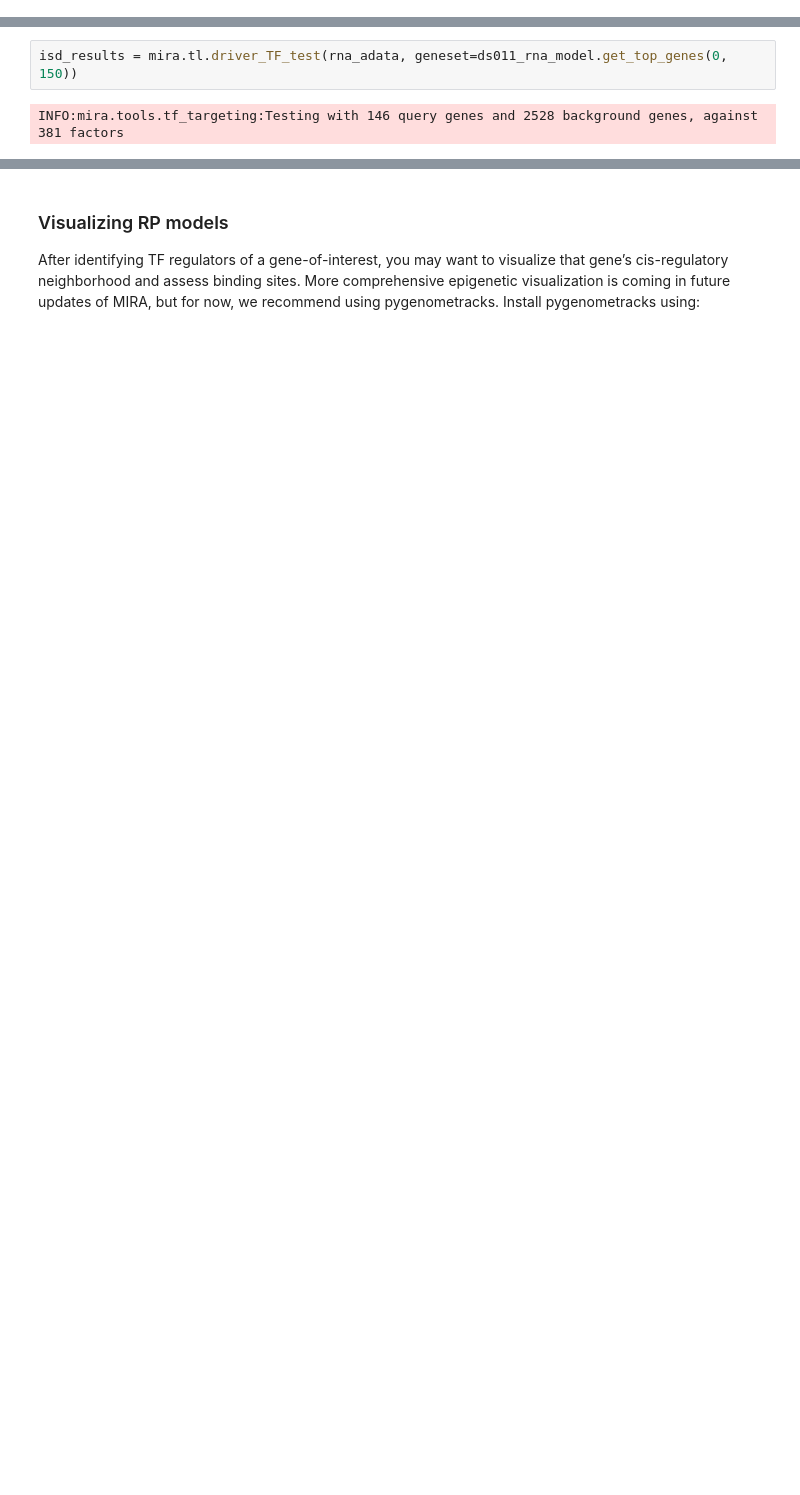
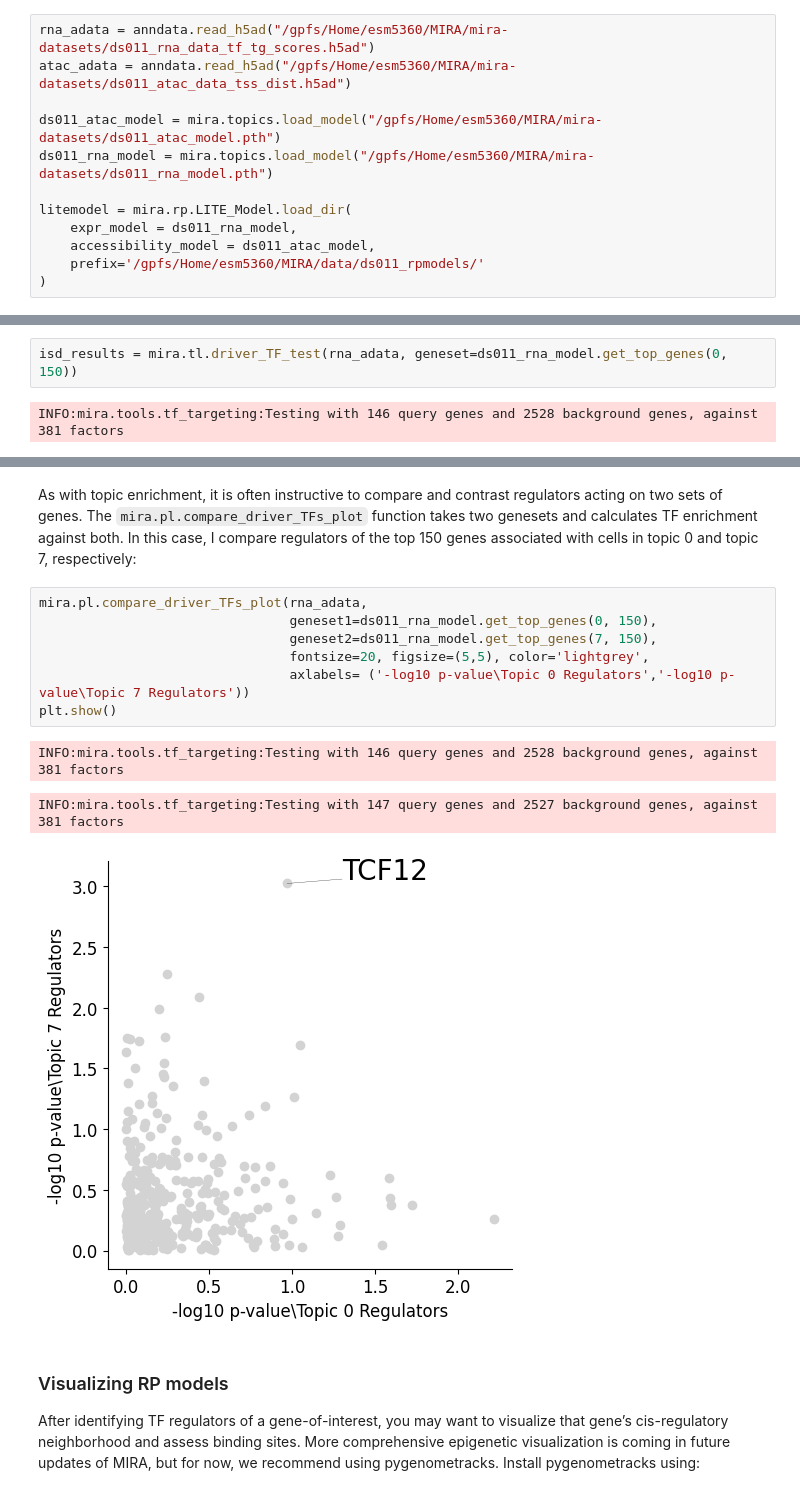
Before and after one commit to Luminarada80/MIRA, a Jupyter notebook: notebooks/05_mira_regulatory_potential_modeling.ipynb, the cells around one changed output, grey strips where cells are left out. Cells and saved outputs as stored; diff of their text form; blank space fills up the shorter version.

```diff
--- a/notebooks/mira_regulatory_potential_modeling.ipynb
+++ b/notebooks/05_mira_regulatory_potential_modeling.ipynb
@@ -327,0 +300,12 @@ isd_matrix.to_csv("/gpfs/Home/esm5360/MIRA/mira-datasets/ds011_mira_tf_tg.tsv",
+# %%
+rna_adata = anndata.read_h5ad("/gpfs/Home/esm5360/MIRA/mira-datasets/ds011_rna_data_tf_tg_scores.h5ad")
+atac_adata = anndata.read_h5ad("/gpfs/Home/esm5360/MIRA/mira-datasets/ds011_atac_data_tss_dist.h5ad")
+
+ds011_atac_model = mira.topics.load_model("/gpfs/Home/esm5360/MIRA/mira-datasets/ds011_atac_model.pth")
+ds011_rna_model = mira.topics.load_model("/gpfs/Home/esm5360/MIRA/mira-datasets/ds011_rna_model.pth")
+
+litemodel = mira.rp.LITE_Model.load_dir(
+    expr_model = ds011_rna_model,
+    accessibility_model = ds011_atac_model,
+    prefix='/gpfs/Home/esm5360/MIRA/data/ds011_rpmodels/'
+)
@@ -337,3 +348,16 @@ INFO:mira.tools.tf_targeting:Testing with 146 query genes and 2528 background ge
+# %% [markdown]
+As with topic enrichment, it is often instructive to compare and contrast regulators acting on two sets of genes. The `mira.pl.compare_driver_TFs_plot` function takes two genesets and calculates TF enrichment against both. In this case, I compare regulators of the top 150 genes associated with cells in topic 0 and topic 7, respectively:
+# %%
+mira.pl.compare_driver_TFs_plot(rna_adata,
+                                geneset1=ds011_rna_model.get_top_genes(0, 150),
+                                geneset2=ds011_rna_model.get_top_genes(7, 150),
+                                fontsize=20, figsize=(5,5), color='lightgrey',
+                                axlabels= ('-log10 p-value\Topic 0 Regulators','-log10 p-value\Topic 7 Regulators'))
+plt.show()
+# %% [output]
+INFO:mira.tools.tf_targeting:Testing with 146 query genes and 2528 background genes, against 381 factors
+INFO:mira.tools.tf_targeting:Testing with 147 query genes and 2527 background genes, against 381 factors
+[figure, added]
 # %% [markdown]
 ### Visualizing RP models
 
```
Also changed, not shown: parts of 15 cells of this notebook, 4 other files.
